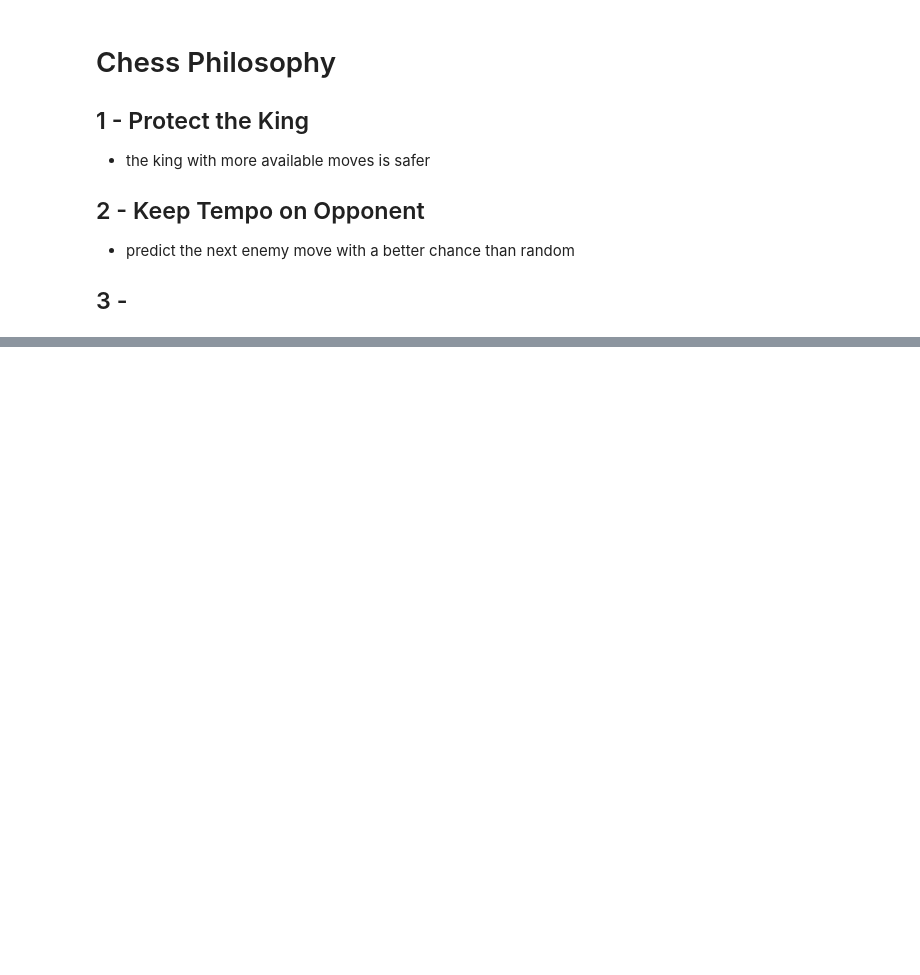
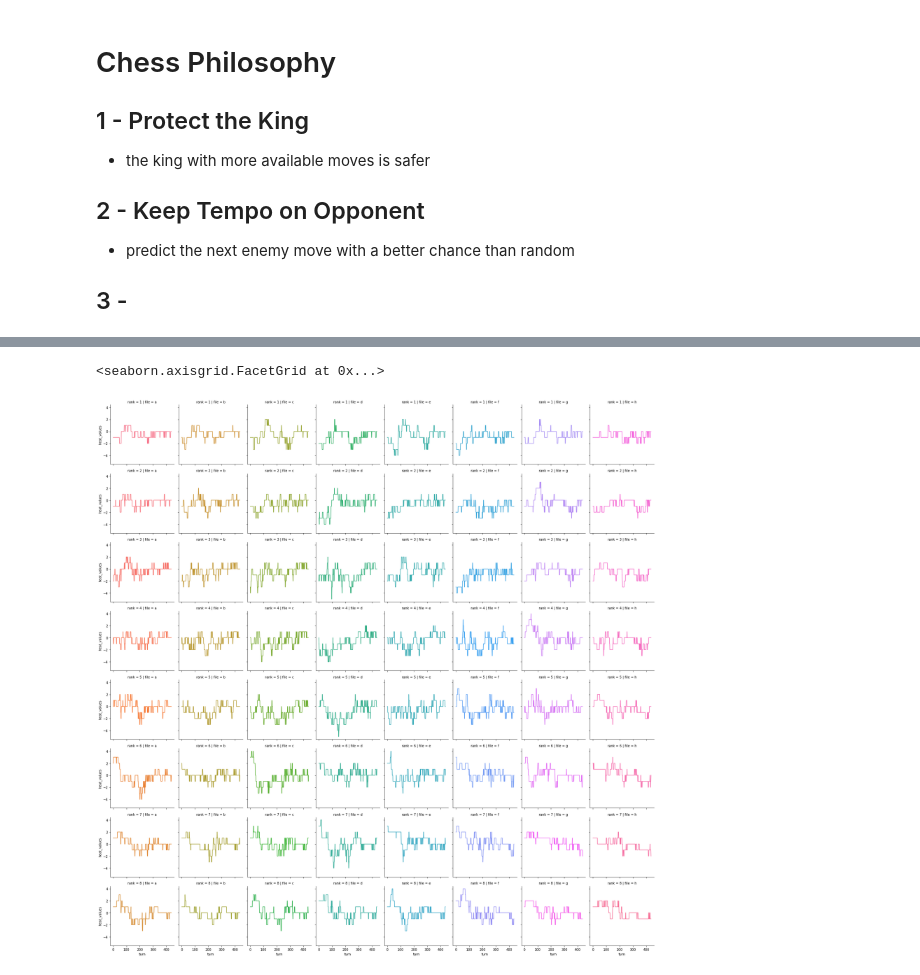
Before and after one commit to PGComai/pandas-chess, a Jupyter notebook: chess bot 2.ipynb, the cells around one changed output, grey strips where cells are left out. Saved outputs shown, nothing was run; the diff lists cells and outputs as text; code cells hidden in the pictures; blank space fills up the shorter version.

Commit message:
added heat_history facetgrid

```diff
--- a/chess bot 2.ipynb
+++ b/chess bot 2.ipynb
@@ -890,0 +919,27 @@ play(2000, resetBoard=True, manual=False)
+# %%
+# heat_history is a dictionary where the keys are the squares and the
+# values are each a list of the heatmap value for each turn of each square
+# https://note.nkmk.me/en/python-dict-keys-values-items/
+heat_history
+
+heat_values = []
+turn = []
+rank = []
+file = []
+square = []
+
+for key, value in heat_history.items():
+    for idx, point in enumerate(value):
+        square.append(key)
+        rank.append(key[1])
+        file.append(key[0])
+        heat_values.append(point)
+        turn.append(idx)
+# %%
+heats = pd.DataFrame()
+
+heats['heat_values'] = heat_values
+heats['turn'] = turn
+heats['rank'] = rank
+heats['file'] = file
+heats['square'] = square
@@ -890,0 +962,7 @@ play(2000, resetBoard=True, manual=False)
+# %%
+g = sns.FacetGrid(heats, 'rank', 'file', hue='square')
+
+g.map(plt.plot, 'turn', 'heat_values')
+# %% [output]
+<seaborn.axisgrid.FacetGrid at 0x...>
+[figure, added]
```
Also changed, not shown: parts of 4 cells of this notebook.
